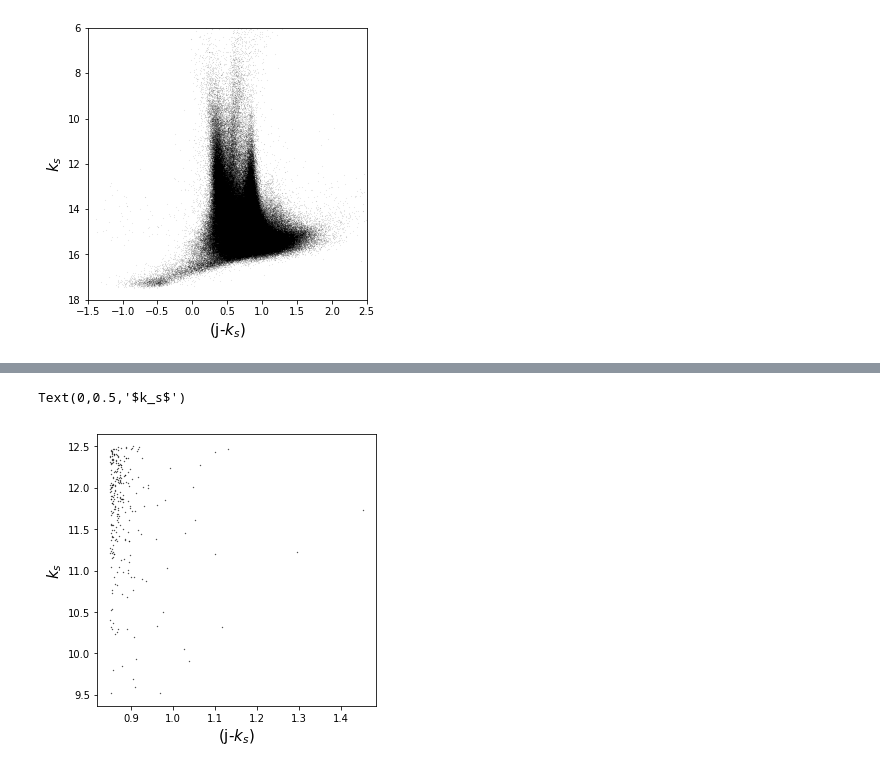
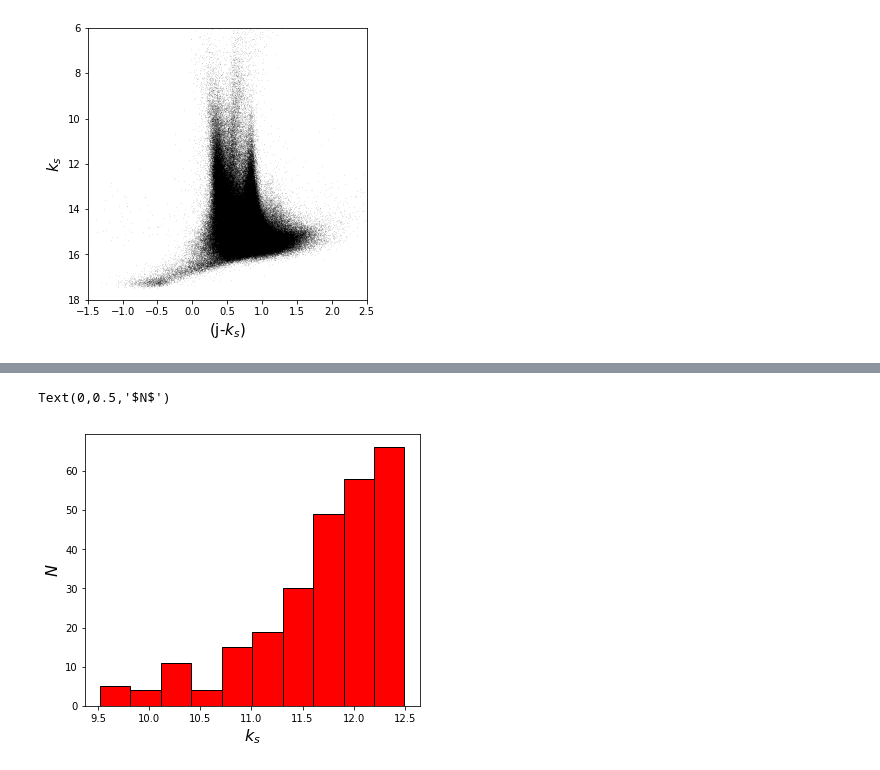
Before and after one commit to AndyTza/RGB_select, a Jupyter notebook: Tutorial 1.1 - Selecting RGB Stars in 2MASS Gaia DR2 .ipynb, the cells around one changed output, grey strips where cells are left out. Drawn from its saved outputs; the diff is of its cells as text; code cells hidden in the pictures.

```diff
--- a/Tutorial 1.1 - Selecting RGB Stars in 2MASS Gaia DR2 .ipynb
+++ b/Tutorial 1.1 - Selecting RGB Stars in 2MASS Gaia DR2 .ipynb
@@ -13,7 +14,7 @@ from astropy.io import ascii
 from RGB_pipeline import rgb
 # %%
 # datapath
-data_path = '/Users/iraf1/Downloads/gaia_sample.csv'
+data_path = 'gaia2MASS_sample.csv'
 # Load data
 data_test = ascii.read(data_path)
 # %%
@@ -80,10 +67,8 @@ plt.plot(jk0-jk)
 # %%
-_, ax = plt.subplots(nrows=1, ncols=1, figsize=(5,5))
-
-ax.scatter((rgb_sample['j0']-rgb_sample['ks0']), rgb_sample['ks0'], s=0.1, color='k')
-#ax.set_ylim(ax.set_ylim(6,18)[::-1])
-ax.set_xlabel('(j-$k_s$)', size=15)
-ax.set_ylabel('$k_s$', size=15)
+_, ax = plt.subplots(nrows=1, ncols=1, figsize=(6,5))
+ax.hist(rgb_sample['ks0'], bins=10, color='red', edgecolor='k', histtype='bar')
+ax.set_xlabel('$k_s$', size=16)
+ax.set_ylabel('$N$', size=16)
 # %% [output]
-Text(0,0.5,'$k_s$')
+Text(0,0.5,'$N$')
-[figure, old version]
+[figure, new version]
```
Also changed, not shown: parts of 8 cells of this notebook, 1 other file.
